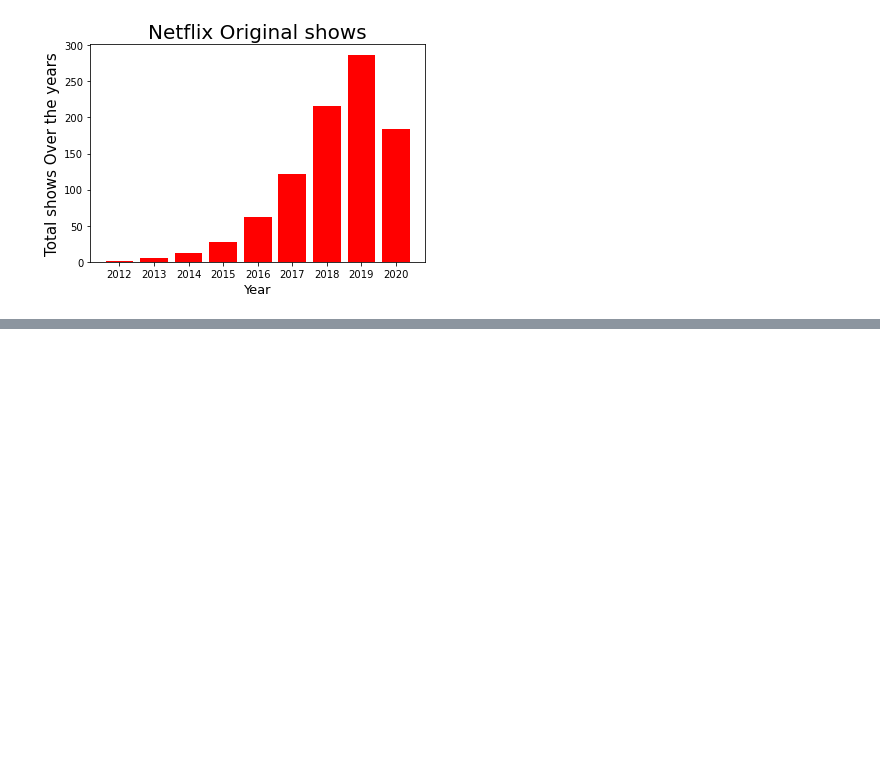
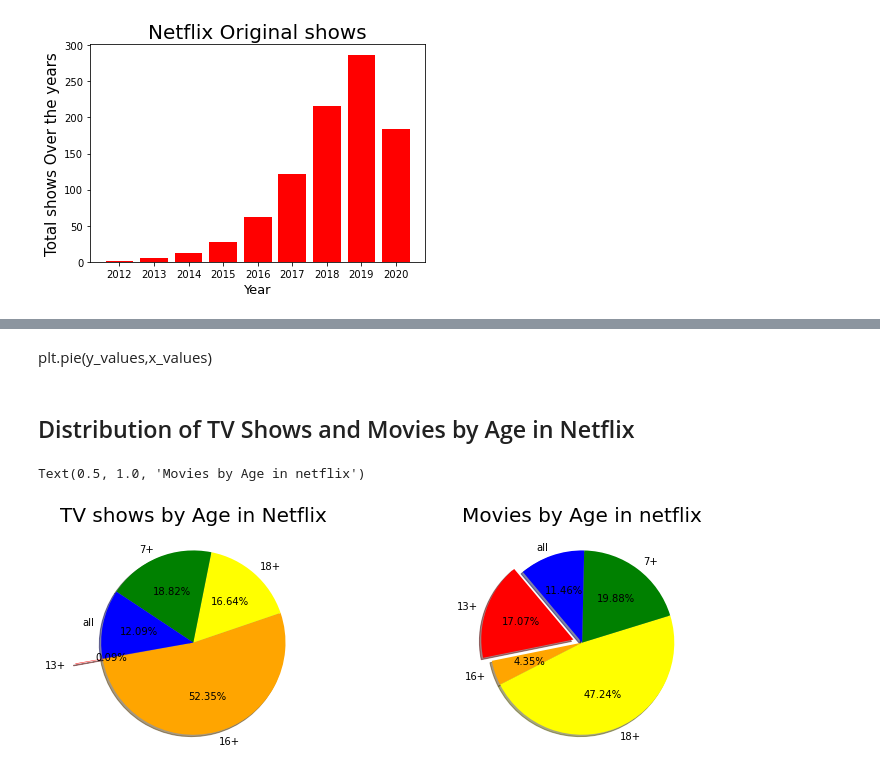
Before and after one commit to Dan-Freda/Project1-3, a Jupyter notebook: netflix.ipynb, the cells around one changed output, grey strips where cells are left out. Saved outputs shown, nothing was run; the diff lists cells and outputs as text; code cells hidden in the pictures; blank space fills up the shorter version.

```diff
--- a/netflix.ipynb
+++ b/netflix.ipynb
@@ -35,6 +36,8 @@ data
 # %%
 netflix_df= pd.read_csv('Resources/netflix_titles.csv')
 netflix_originals_df= pd.read_csv('Resources/netflix_originals.csv')
+netflix_tv_df= pd.read_csv('Resources/tv_shows.csv')
+netflix_mo_df= pd.read_csv('Resources/MoviesOnStreamingPlatforms_updated.csv')
 netflix_df.head()
 # %% [output]
 |  | show_id | type | title | director | cast | country | date_added | release_year | rating | duration | ... |
@@ -90,6 +93,8 @@ netflix_df['year_added'] = netflix_df['year_added'].apply(pd.to_numeric)
 
 #replace nan value with not listed
 netflix_df =netflix_df.replace(np.nan, 'Not Listed')
+netflix_tv_df =netflix_tv_df.replace(np.nan, 'Not Listed')
+netflix_mo_df =netflix_mo_df.replace(np.nan, 'Not Listed')
 # netflix_originals_df.replace(np.nan,"Not Listed")
 netflix_df.head()
 # %% [output]
@@ -308,0 +336,34 @@ Text(0, 0.5, 'Total shows Over the years')
+# %% [markdown]
+plt.pie(y_values,x_values)
+# %% [markdown]
+## Distribution of TV Shows and Movies by Age in Netflix
+# %%
+describe_tv_shows = netflix_tv_df["IMDb"].describe()
+describe_tv_shows
+age_tv = netflix_tv_df.groupby("Age").count()
+age_tv
+explode = (0.3,0,0,0,0)
+colors = ["red", "orange", "yellow", "green", "blue"]
+sizes = [4, 2359,750,848,545]
+
+fig = plt.figure()
+ax1 = fig.add_axes([.1, .8, .8, .8], aspect=1)
+
+plt.pie(sizes, explode=explode, labels=["13+","16+","18+","7+","all"], colors=colors,
+        autopct="%1.2f%%", shadow=True, startangle=190)
+plt.title("TV shows by Age in Netflix", size=20)
+
+
+ax2 = fig.add_axes([1, .8, .8, .8], aspect=1)
+
+age_mo = netflix_mo_df.groupby("Age").count()
+age_mo
+explode = (0.1,0,0,0,0)
+colors = ["red", "orange", "yellow", "green", "blue"]
+sizes = [1255, 320,3474,1462,843]
+plt.pie(sizes, explode=explode, labels=["13+","16+","18+","7+","all"], colors=colors,
+        autopct="%1.2f%%", shadow=True, startangle=130)
+plt.title("Movies by Age in netflix", size=20)
+# %% [output]
+Text(0.5, 1.0, 'Movies by Age in netflix')
+[figure, added]
```
Also changed, not shown: parts of 9 cells of this notebook, 3 other files.
